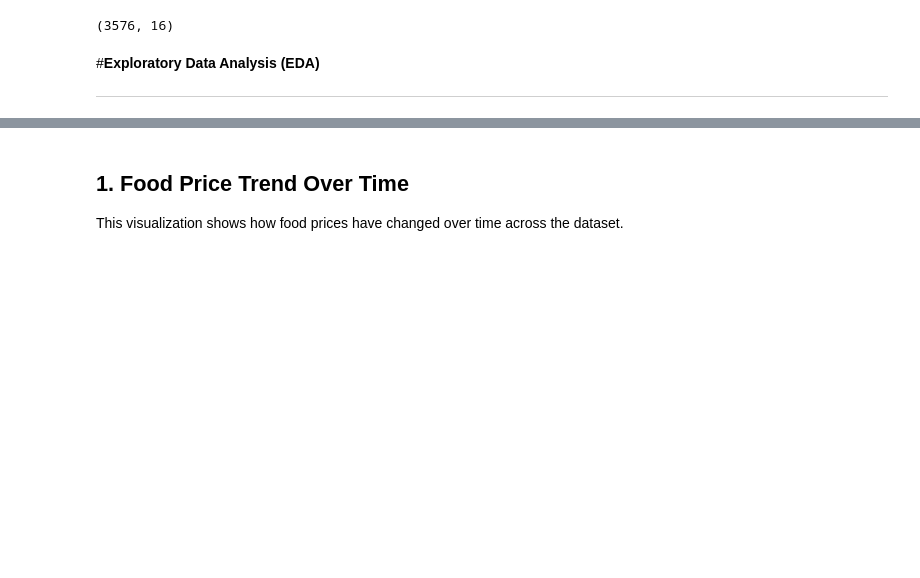
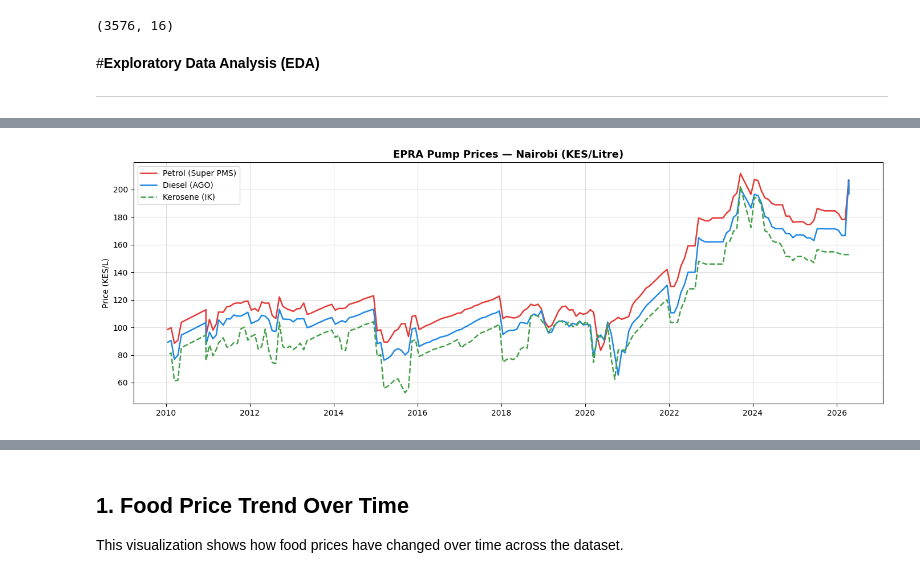
Before and after one commit to Wanyiri9dave/FoodPrice-Stabilty-Predictive-Analytics, a Jupyter notebook: index.ipynb, the cells around one changed output, grey strips where cells are left out. Saved outputs shown, nothing was run; the diff lists cells and outputs as text; code cells hidden in the pictures; blank space fills up the shorter version.

```diff
--- a/index.ipynb
+++ b/index.ipynb
@@ -725,0 +821,21 @@ merged_df.shape
+# %%
+import matplotlib.dates as mdates
+
+# Plot fuel price trends
+nairobi_fuel = fuel[fuel['Town'] == 'Nairobi'].copy()
+# Convert 'Date' column to datetime for proper plotting
+nairobi_fuel['Date'] = pd.to_datetime(nairobi_fuel['Date'], dayfirst=True)
+
+fig, ax = plt.subplots(figsize=(14, 5))
+ax.plot(nairobi_fuel['Date'], nairobi_fuel['Super (PMS)'],  label='Petrol (Super PMS)',  color='#E53935', lw=1.8)
+ax.plot(nairobi_fuel['Date'], nairobi_fuel['Diesel (AGO)'], label='Diesel (AGO)',         color='#1E88E5', lw=1.8)
+ax.plot(nairobi_fuel['Date'], nairobi_fuel['Kerosene (IK)'],label='Kerosene (IK)',        color='#43A047', lw=1.8, ls='--')
+ax.set_title('EPRA Pump Prices — Nairobi (KES/Litre)', fontsize=13, fontweight='bold')
+ax.set_ylabel('Price (KES/L)')
+ax.xaxis.set_major_formatter(mdates.DateFormatter('%Y'))
+ax.legend()
+ax.grid(alpha=0.4)
+plt.tight_layout()
+plt.show()
+# %% [output]
+[figure, added]
```
Also changed, not shown: parts of 12 cells of this notebook.
